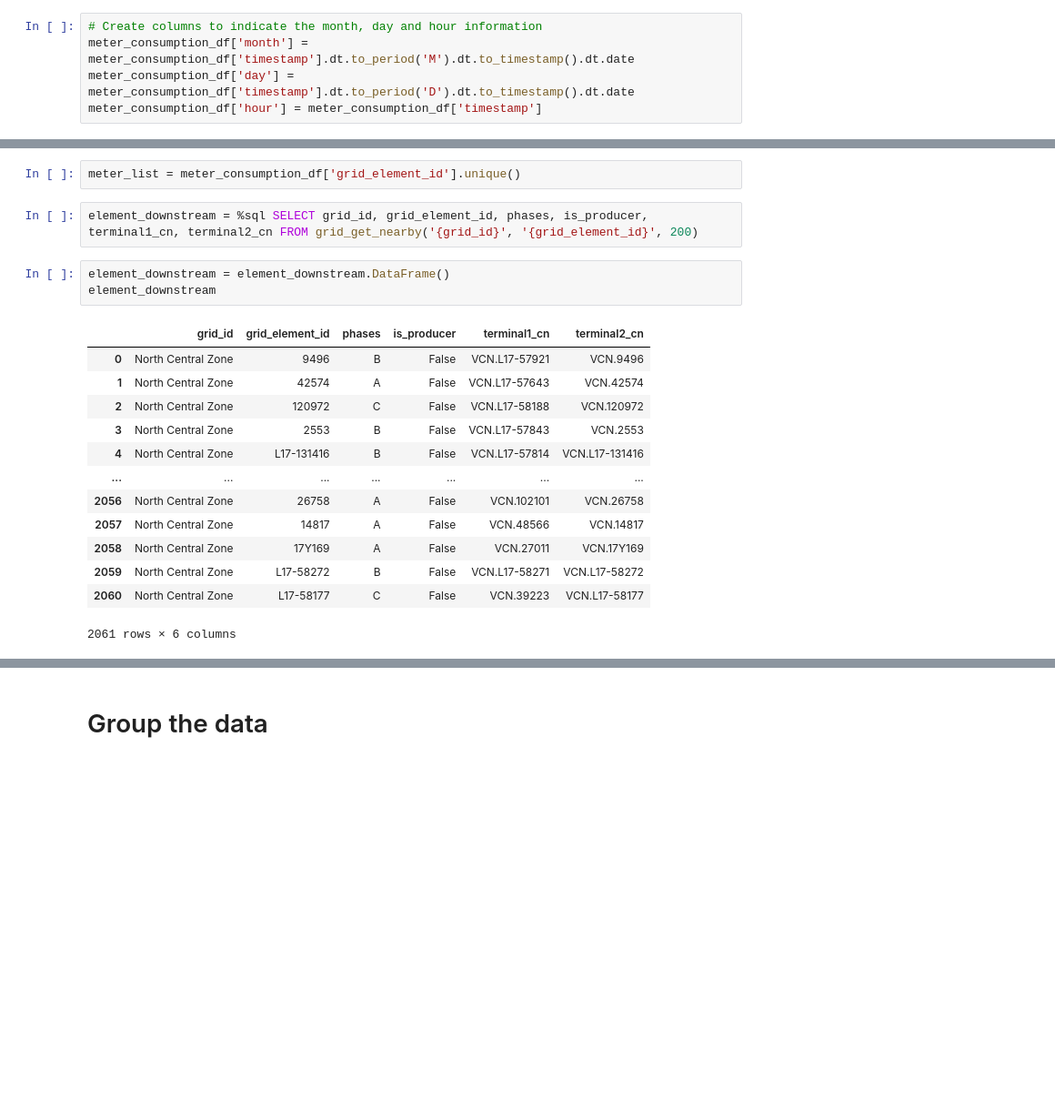
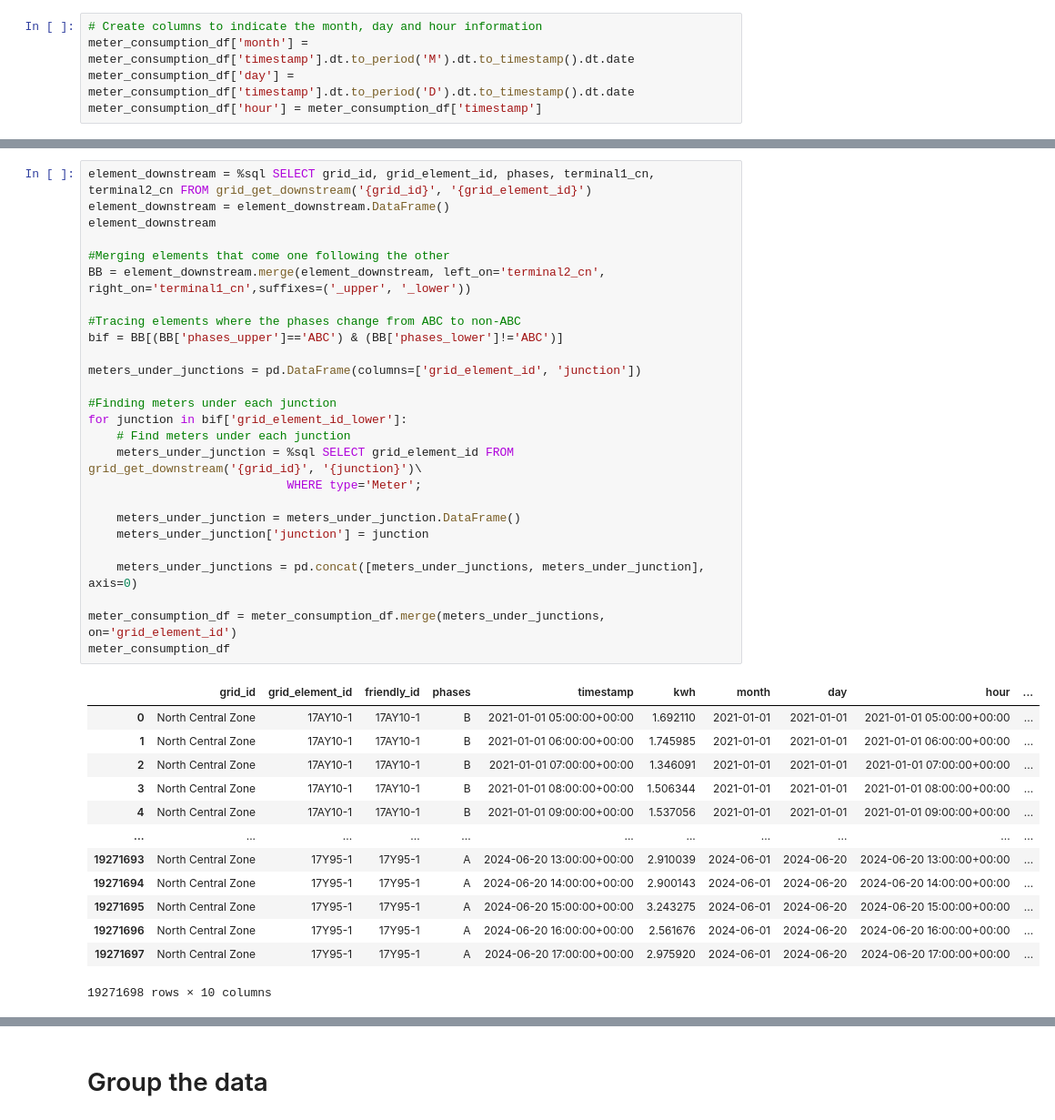
Before and after one commit to varunneelamana/M2PI_2024_Awesense_Team, a Jupyter notebook: meter_phase_imbalance_analysis.ipynb, the cells around one changed output, grey strips where cells are left out. Shown at 91% size. Drawn from its saved outputs; the diff is of its cells as text; blank space fills up the shorter version.

```diff
--- a/meter_phase_imbalance_analysis.ipynb
+++ b/meter_phase_imbalance_analysis.ipynb
@@ -254,21 +231,40 @@ meter_consumption_df
-# %%
-meter_list = meter_consumption_df['grid_element_id'].unique()
 # %%
-element_downstream = %sql SELECT grid_id, grid_element_id, phases, is_producer, terminal1_cn, terminal2_cn FROM grid_get_nearby('{grid_id}', '{grid_element_id}', 200)
+element_downstream = %sql SELECT grid_id, grid_element_id, phases, terminal1_cn, terminal2_cn FROM grid_get_downstream('{grid_id}', '{grid_element_id}')
+element_downstream = element_downstream.DataFrame()
+element_downstream
+
+#Merging elements that come one following the other
+BB = element_downstream.merge(element_downstream, left_on='terminal2_cn', right_on='terminal1_cn',suffixes=('_upper', '_lower'))
+
+#Tracing elements where the phases change from ABC to non-ABC
+bif = BB[(BB['phases_upper']=='ABC') & (BB['phases_lower']!='ABC')]
+
+meters_under_junctions = pd.DataFrame(columns=['grid_element_id', 'junction'])
+
+#Finding meters under each junction
+for junction in bif['grid_element_id_lower']:
+    # Find meters under each junction
+    meters_under_junction = %sql SELECT grid_element_id FROM grid_get_downstream('{grid_id}', '{junction}')\
+                            WHERE type='Meter';
+
+    meters_under_junction = meters_under_junction.DataFrame()
+    meters_under_junction['junction'] = junction
+
+    meters_under_junctions = pd.concat([meters_under_junctions, meters_under_junction], axis=0)
+
+meter_consumption_df = meter_consumption_df.merge(meters_under_junctions, on='grid_element_id')
+meter_consumption_df
+# %% [output]
+|  | grid_id | grid_element_id | friendly_id | phases | timestamp | kwh | month | day | hour | ... |
+| 0 | North Central Zone | 17AY10-1 | 17AY10-1 | B | 2021-01-01 05:00:00+00:00 | 1.692110 | 2021-01-01 | 2021-01-01 | 2021-01-01 05:00:00+00:00 | ... |
+| 1 | North Central Zone | 17AY10-1 | 17AY10-1 | B | 2021-01-01 06:00:00+00:00 | 1.745985 | 2021-01-01 | 2021-01-01 | 2021-01-01 06:00:00+00:00 | ... |
+| 2 | North Central Zone | 17AY10-1 | 17AY10-1 | B | 2021-01-01 07:00:00+00:00 | 1.346091 | 2021-01-01 | 2021-01-01 | 2021-01-01 07:00:00+00:00 | ... |
+| 3 | North Central Zone | 17AY10-1 | 17AY10-1 | B | 2021-01-01 08:00:00+00:00 | 1.506344 | 2021-01-01 | 2021-01-01 | 2021-01-01 08:00:00+00:00 | ... |
+| 4 | North Central Zone | 17AY10-1 | 17AY10-1 | B | 2021-01-01 09:00:00+00:00 | 1.537056 | 2021-01-01 | 2021-01-01 | 2021-01-01 09:00:00+00:00 | ... |
+| ... | ... | ... | ... | ... | ... | ... | ... | ... | ... | ... |
+| 19271693 | North Central Zone | 17Y95-1 | 17Y95-1 | A | 2024-06-20 13:00:00+00:00 | 2.910039 | 2024-06-01 | 2024-06-20 | 2024-06-20 13:00:00+00:00 | ... |
+| 19271694 | North Central Zone | 17Y95-1 | 17Y95-1 | A | 2024-06-20 14:00:00+00:00 | 2.900143 | 2024-06-01 | 2024-06-20 | 2024-06-20 14:00:00+00:00 | ... |
+| 19271695 | North Central Zone | 17Y95-1 | 17Y95-1 | A | 2024-06-20 15:00:00+00:00 | 3.243275 | 2024-06-01 | 2024-06-20 | 2024-06-20 15:00:00+00:00 | ... |
+| 19271696 | North Central Zone | 17Y95-1 | 17Y95-1 | A | 2024-06-20 16:00:00+00:00 | 2.561676 | 2024-06-01 | 2024-06-20 | 2024-06-20 16:00:00+00:00 | ... |
+| 19271697 | North Central Zone | 17Y95-1 | 17Y95-1 | A | 2024-06-20 17:00:00+00:00 | 2.975920 | 2024-06-01 | 2024-06-20 | 2024-06-20 17:00:00+00:00 | ... |
+19271698 rows × 10 columns
-# %%
-element_downstream = element_downstream.DataFrame()
-element_downstream
-# %% [output]
-|  | grid_id | grid_element_id | phases | is_producer | terminal1_cn | terminal2_cn |
-| 0 | North Central Zone | 9496 | B | False | VCN.L17-57921 | VCN.9496 |
-| 1 | North Central Zone | 42574 | A | False | VCN.L17-57643 | VCN.42574 |
-| 2 | North Central Zone | 120972 | C | False | VCN.L17-58188 | VCN.120972 |
-| 3 | North Central Zone | 2553 | B | False | VCN.L17-57843 | VCN.2553 |
-| 4 | North Central Zone | L17-131416 | B | False | VCN.L17-57814 | VCN.L17-131416 |
-| ... | ... | ... | ... | ... | ... | ... |
-| 2056 | North Central Zone | 26758 | A | False | VCN.102101 | VCN.26758 |
-| 2057 | North Central Zone | 14817 | A | False | VCN.48566 | VCN.14817 |
-| 2058 | North Central Zone | 17Y169 | A | False | VCN.27011 | VCN.17Y169 |
-| 2059 | North Central Zone | L17-58272 | B | False | VCN.L17-58271 | VCN.L17-58272 |
-| 2060 | North Central Zone | L17-58177 | C | False | VCN.39223 | VCN.L17-58177 |
-2061 rows × 6 columns
```
Also changed, not shown: parts of 14 cells of this notebook.
